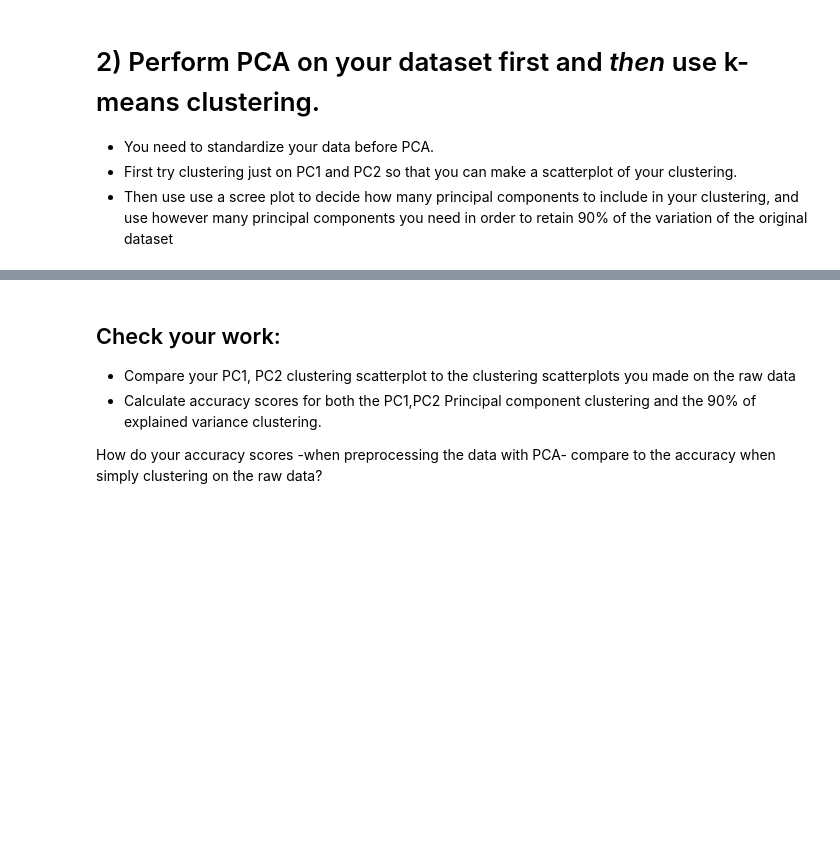
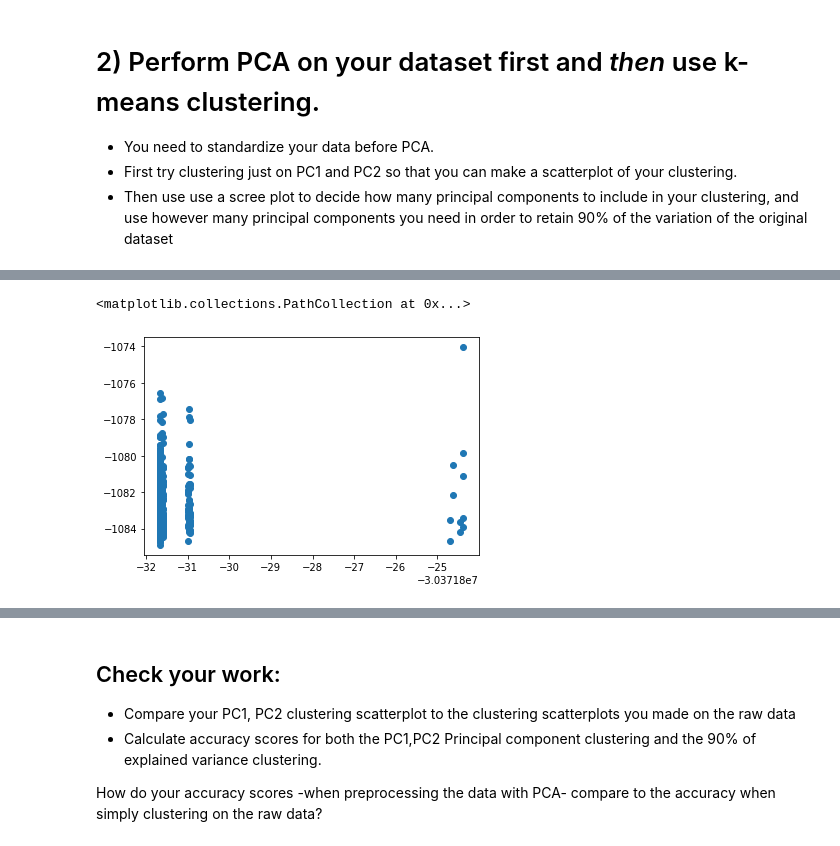
Before and after one commit to ekoly/DS-Unit-1-Sprint-3-Linear-Algebra, a Jupyter notebook: module4-clustering/LS_DS_134_Clustering_Assignment.ipynb, the cells around one changed output, grey strips where cells are left out. Drawn from its saved outputs; the diff is of its cells as text; code cells hidden in the pictures; blank space fills up the shorter version.

```diff
--- a/module4-clustering/LS_DS_134_Clustering_Assignment.ipynb
+++ b/module4-clustering/LS_DS_134_Clustering_Assignment.ipynb
@@ -157,0 +178,12 @@ This is something that in a truly unsupervised learning situation **WOULD NOT BE
+# %%
+from sklearn.preprocessing import StandardScaler
+
+scl = StandardScaler()
+Z = scl.fit_transform(df)
+# %%
+from sklearn.decomposition import PCA
+
+pca = PCA(2)
+pca.fit(df)
+B = pca.transform(Z)
+B
@@ -157,0 +198,5 @@ This is something that in a truly unsupervised learning situation **WOULD NOT BE
+# %%
+plt.scatter(B[:, 0], B[:, 1])
+# %% [output]
+<matplotlib.collections.PathCollection at 0x...>
+[figure, added]
```
Also changed, not shown: parts of 13 cells of this notebook.
